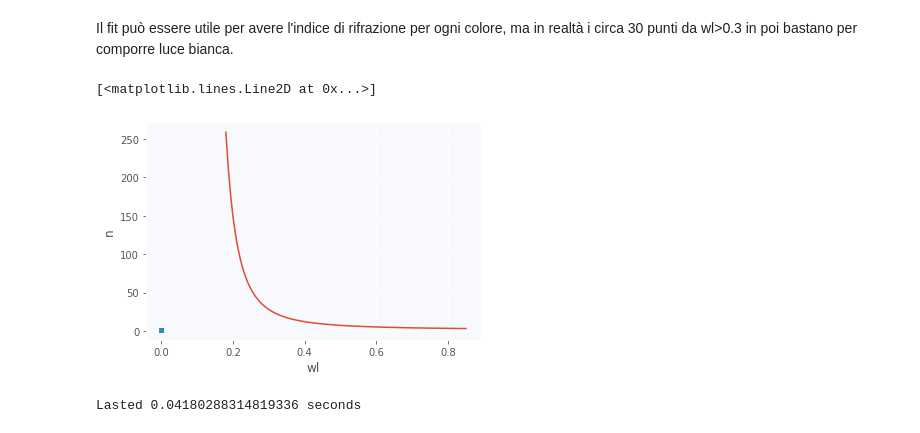
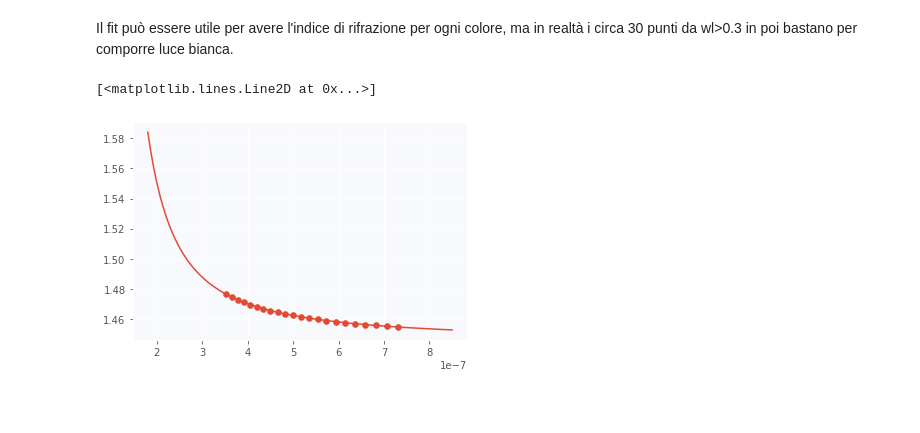
Before and after one commit to raeubaen/misc, a Jupyter notebook: codice_bpm.ipynb, the cells around one changed output. Cells and saved outputs as stored; diff of their text form; code cells hidden in the pictures; blank space fills up the shorter version.

```diff
--- a/codice_bpm.ipynb
+++ b/codice_bpm.ipynb
@@ -161,8 +163,8 @@ def propagate_and_get_rgb(InputField, wavelength, grid=None, keep_memory=False):
   k = 2*np.pi/(wavelength)
   rgb = wavelength_to_rgb(wavelength)
   if keep_memory:
-    OutputField, FieldModuleMemory = propagate(InputField, k, grid, keep_memory=True)
-    IntMem = FieldModuleMemory**2
+    OutputField, IntMem = propagate(InputField, k, grid, keep_memory=True)
+    IntMem = IntMem**2
     IntMem /= cp.amax(IntMem, axis=tuple(range(IntMem.ndim-1)))
     IntMemRGB = cp.stack((IntMem,)*3, axis=-1)*rgb
   else:
@@ -402,10 +404,9 @@ Lasted 1.0663912296295166 seconds
 # %% [markdown]
 Le lunghezze d'onda hanno 14nm di differenza. Il potere risolutivo dunque vale 651/14 = 47.
 # %%
-cp.get_default_memory_pool().free_all_blocks()
 output = cp.zeros((nstepx, 3))
 memory = cp.zeros((nstepx, nstepz+1, 3))
-wavelengths = np.linspace(380, 750, 40) # light with 7 colors
+wavelengths = np.linspace(380, 750, 30) # light with 30 colors
 for wl in wavelengths:
   single_out, single_mem = propagate_and_get_rgb(PlaneInputField, wl*1e-9, grid=grid_setup, keep_memory=True)
   output += single_out
@@ -419,5 +445,4 @@ OutOfMemoryError: ignored
 !wget https://github.com/raeubaen/ml/blob/master/refractiveindex.xlsx?raw=true -O glass_n.xlsx
 import pandas
 df = pandas.read_excel("glass_n.xlsx", names=["wl", "n"])
-df.wl = df.wl*1e-6
 # %% [output]
@@ -467,0 +468,3 @@ df.plot.scatter("wl", "n")
+# %%
+df = (df[df.wl<0.75])[df.wl>0.35]
+df
@@ -470,17 +491,19 @@ Il fit può essere utile per avere l'indice di rifrazione per ogni colore, ma in
 # %%
 from scipy.optimize import curve_fit
 def get_n(wl, a, b, c):
   return a*(np.exp(b/wl)-1)+c
 (a, b, c), pcov = curve_fit(get_n, df.wl, df.n)
 
-wl = np.linspace(0.18, 0.85, 100)
-n = get_n(wl, a, b, c)
+wl_m = np.linspace(0.18, 0.85, 100)*1e-6
+b = b*1e-6
+df["wl_m"] = df.wl*1e-6
+n = get_n(wl_m, a, b, c)
 
-df.plot.scatter("wl", "n")
-plt.plot(wl, n)
+plt.scatter(df.wl_m, df.n)
+plt.plot(wl_m, n)
 # %% [output]
 [<matplotlib.lines.Line2D at 0x...>]
-[figure, old version]
+[figure, new version]
 # %%
 ################### Physical Parameters  ########################
 Ip = 4**2; # peak intensity
@@ -531,7 +554,3 @@ grid_setup = (nstepx, nstepz, deltaz, KX**2+KY**2)
 # field outside of a lens
 Phase = cp.exp(1j*k0/(2*fl)*(X**2+Y**2))
 InputField = cp.sqrt(Ip)*cp.exp(-(X**2+Y**2)/(w0**2)) * Phase
-# %%
-outRGB, IntMemRGB = propagate_and_get_rgb(InputField, 0.651e-6, grid=grid_setup, keep_memory=True)
-# %% [output]
-Lasted 0.04180288314819336 seconds
```
Also changed, not shown: parts of 15 cells of this notebook.
